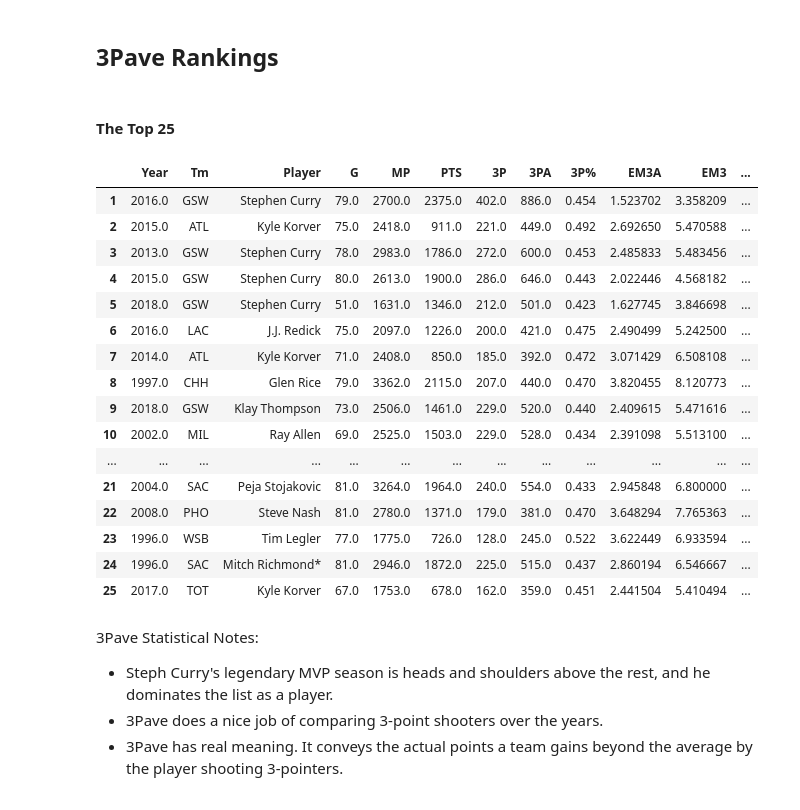
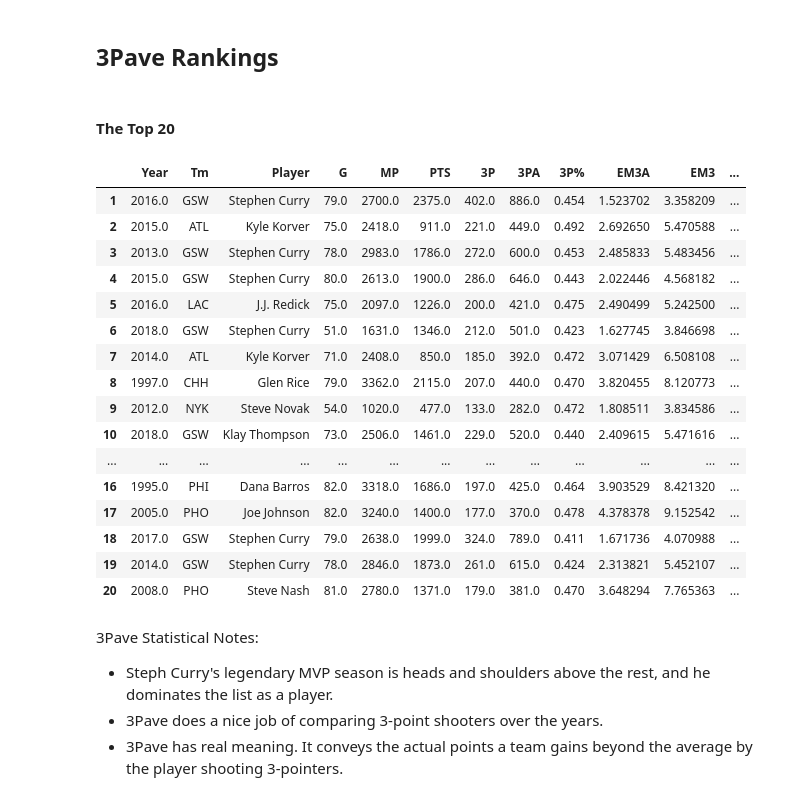
Before and after one commit to coreyjwade/3-Point_Net_Gain, a Jupyter notebook: NBA_3-point_Stats.py.ipynb, the cells around one changed output. Drawn from its saved outputs; the diff is of its cells as text; code cells hidden in the pictures.

```diff
--- a/NBA_3-point_Stats.py.ipynb
+++ b/NBA_3-point_Stats.py.ipynb
@@ -315,8 +313,8 @@ PPP     48 non-null object
 dtypes: object(2)
 memory usage: 1.8+ KB
 # %%
-# Convert year column to year listed before hyphen
-df_PPP['Year'] = df_PPP['Year'].str.split('-').str[0]
+# Convert 'Year' to year listed before hyphen
+df_PPP['Year'] = df_PPP.loc[:,'Year'].str.split('-').str[0]
 
 # Convert columns to numbers
 df_PPP['Year'] = pd.to_numeric(df_PPP['Year'], errors='coerce')
@@ -325,13 +323,16 @@ df_PPP['PPP'] = pd.to_numeric(df_PPP['PPP'], errors='coerce')
 # Drop NaN values
 df_PPP = df_PPP.dropna()
 
-# Add 1 to each year, since NBA seasons are maked by the second, not first number
+# Add 1 to each year, since NBA seasons are maked by the second, not first year
 df_PPP['Year'] = df_PPP['Year'] + 1
 
-# Offensive rating is defined points per 100 possession
+# Offensive rating is defined by points per 100 possession
 # Divide by 100 to convert to points per possession
 df_PPP['PPP'] = df_PPP['PPP']/100
 
+# Only choose years with 3-pointers
+df_PPP = df_PPP[df_PPP.Year>=1980]
+
 # View DataFrame
 df_PPP
 # %% [output]
@@ -553,34 +554,34 @@ tp['3Pave']=tp['3PG'] * (3 - ev) - tp_misses * ev
 # %% [markdown]
 ## 3Pave Rankings
 # %% [markdown]
-#### The Top 25
+#### The Top 20
 # %%
 # Sort dataframe by 3Pave
 tp=tp.sort_values('3Pave', ascending=False)
 
 # Reset index
 tp.index = reindex_start_1(tp)
 
-# Display top 25 3-point shooting seasons of all-time
-tp.head(25)
+# Display top 20 3-point shooting seasons of all-time
+tp.head(20)
 # %% [output]
 |  | Year | Tm | Player | G | MP | PTS | 3P | 3PA | 3P% | EM3A | EM3 | ... |
 | 1 | 2016.0 | GSW | Stephen Curry | 79.0 | 2700.0 | 2375.0 | 402.0 | 886.0 | 0.454 | 1.523702 | 3.358209 | ... |
 | 2 | 2015.0 | ATL | Kyle Korver | 75.0 | 2418.0 | 911.0 | 221.0 | 449.0 | 0.492 | 2.692650 | 5.470588 | ... |
 | 3 | 2013.0 | GSW | Stephen Curry | 78.0 | 2983.0 | 1786.0 | 272.0 | 600.0 | 0.453 | 2.485833 | 5.483456 | ... |
 | 4 | 2015.0 | GSW | Stephen Curry | 80.0 | 2613.0 | 1900.0 | 286.0 | 646.0 | 0.443 | 2.022446 | 4.568182 | ... |
-| 5 | 2018.0 | GSW | Stephen Curry | 51.0 | 1631.0 | 1346.0 | 212.0 | 501.0 | 0.423 | 1.627745 | 3.846698 | ... |
-| 6 | 2016.0 | LAC | J.J. Redick | 75.0 | 2097.0 | 1226.0 | 200.0 | 421.0 | 0.475 | 2.490499 | 5.242500 | ... |
+| 5 | 2016.0 | LAC | J.J. Redick | 75.0 | 2097.0 | 1226.0 | 200.0 | 421.0 | 0.475 | 2.490499 | 5.242500 | ... |
+| 6 | 2018.0 | GSW | Stephen Curry | 51.0 | 1631.0 | 1346.0 | 212.0 | 501.0 | 0.423 | 1.627745 | 3.846698 | ... |
 | 7 | 2014.0 | ATL | Kyle Korver | 71.0 | 2408.0 | 850.0 | 185.0 | 392.0 | 0.472 | 3.071429 | 6.508108 | ... |
 | 8 | 1997.0 | CHH | Glen Rice | 79.0 | 3362.0 | 2115.0 | 207.0 | 440.0 | 0.470 | 3.820455 | 8.120773 | ... |
-| 9 | 2018.0 | GSW | Klay Thompson | 73.0 | 2506.0 | 1461.0 | 229.0 | 520.0 | 0.440 | 2.409615 | 5.471616 | ... |
-| 10 | 2002.0 | MIL | Ray Allen | 69.0 | 2525.0 | 1503.0 | 229.0 | 528.0 | 0.434 | 2.391098 | 5.513100 | ... |
+| 9 | 2012.0 | NYK | Steve Novak | 54.0 | 1020.0 | 477.0 | 133.0 | 282.0 | 0.472 | 1.808511 | 3.834586 | ... |
+| 10 | 2018.0 | GSW | Klay Thompson | 73.0 | 2506.0 | 1461.0 | 229.0 | 520.0 | 0.440 | 2.409615 | 5.471616 | ... |
 | ... | ... | ... | ... | ... | ... | ... | ... | ... | ... | ... | ... | ... |
-| 21 | 2004.0 | SAC | Peja Stojakovic | 81.0 | 3264.0 | 1964.0 | 240.0 | 554.0 | 0.433 | 2.945848 | 6.800000 | ... |
-| 22 | 2008.0 | PHO | Steve Nash | 81.0 | 2780.0 | 1371.0 | 179.0 | 381.0 | 0.470 | 3.648294 | 7.765363 | ... |
-| 23 | 1996.0 | WSB | Tim Legler | 77.0 | 1775.0 | 726.0 | 128.0 | 245.0 | 0.522 | 3.622449 | 6.933594 | ... |
-| 24 | 1996.0 | SAC | Mitch Richmond* | 81.0 | 2946.0 | 1872.0 | 225.0 | 515.0 | 0.437 | 2.860194 | 6.546667 | ... |
-| 25 | 2017.0 | TOT | Kyle Korver | 67.0 | 1753.0 | 678.0 | 162.0 | 359.0 | 0.451 | 2.441504 | 5.410494 | ... |
+| 16 | 1995.0 | PHI | Dana Barros | 82.0 | 3318.0 | 1686.0 | 197.0 | 425.0 | 0.464 | 3.903529 | 8.421320 | ... |
+| 17 | 2005.0 | PHO | Joe Johnson | 82.0 | 3240.0 | 1400.0 | 177.0 | 370.0 | 0.478 | 4.378378 | 9.152542 | ... |
+| 18 | 2017.0 | GSW | Stephen Curry | 79.0 | 2638.0 | 1999.0 | 324.0 | 789.0 | 0.411 | 1.671736 | 4.070988 | ... |
+| 19 | 2014.0 | GSW | Stephen Curry | 78.0 | 2846.0 | 1873.0 | 261.0 | 615.0 | 0.424 | 2.313821 | 5.452107 | ... |
+| 20 | 2008.0 | PHO | Steve Nash | 81.0 | 2780.0 | 1371.0 | 179.0 | 381.0 | 0.470 | 3.648294 | 7.765363 | ... |
 # %% [markdown]
 3Pave Statistical Notes:<ul>
     <li> Steph Curry's legendary MVP season is heads and shoulders above the rest, and he dominates the list as a player.</li>
```
Also changed, not shown: parts of 26 cells of this notebook.
